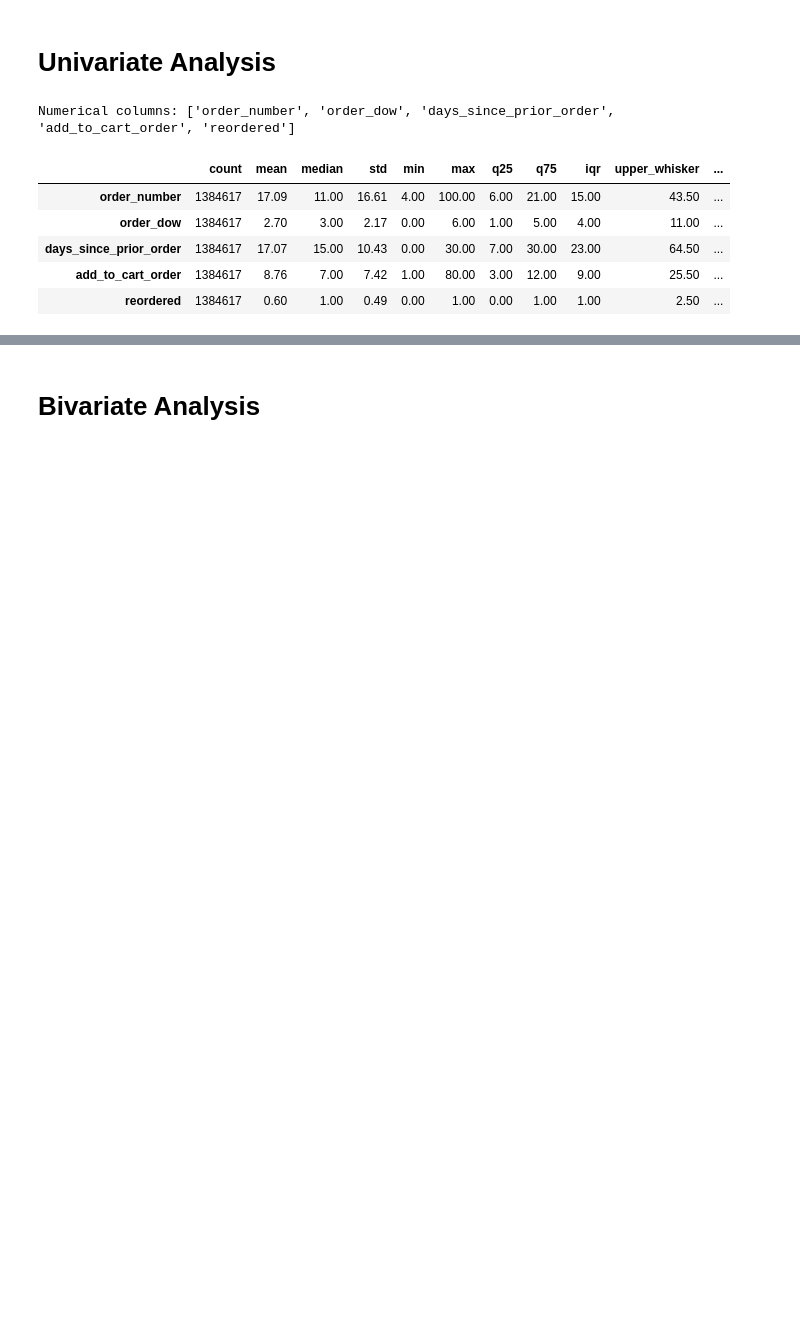
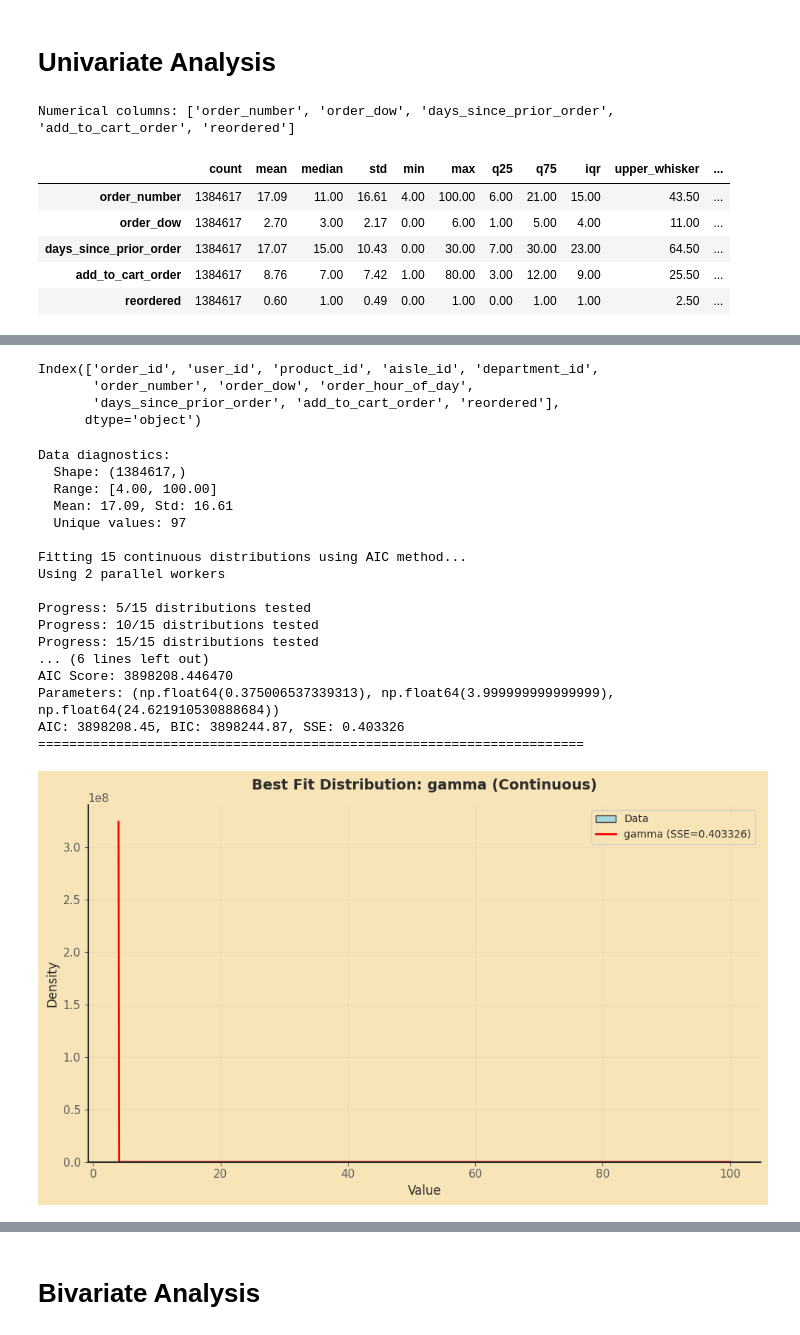
Before and after one commit to masterofray/cooprec_ml-analytics, a Jupyter notebook: notebooks/RC03_InstaCart_Analysis.ipynb, the cells around one changed output, grey strips where cells are left out. Cells and saved outputs as stored; diff of their text form; code cells hidden in the pictures; blank space fills up the shorter version.

```diff
--- a/notebooks/RC03_InstaCart_Analysis.ipynb
+++ b/notebooks/RC03_InstaCart_Analysis.ipynb
@@ -906,0 +1040,65 @@ Index: []
+# %%
+# Convenience function for quick fitting
+def fit_distribution(data, method='sse', dist_type='auto', use_all_distributions=False,
+                     plot=True, n_jobs=-1, verbose=True):
+    """
+    Quick function to fit best distribution to data
+
+    Parameters:
+    -----------
+    data : array-like
+        Data to fit
+    method : str
+        Fitting method ('sse', 'aic', 'bic', 'ks')
+    dist_type : str
+        'continuous', 'discrete', or 'auto' (auto-detect from data)
+    use_all_distributions : bool
+        Test all distributions (slower) or just common ones
+    plot : bool
+        Show plot of best fit
+    n_jobs : int
+        Number of parallel workers
+    verbose : bool
+        Print results
+
+    Returns:
+    --------
+    FitResult object with best distribution
+    """
+    fitter = DistributionFitter(data, dist_type=dist_type,
+                                use_all_distributions=use_all_distributions)
+    best = fitter.fit(method=method, n_jobs=n_jobs, verbose=verbose)
+
+    if plot:
+        fitter.plot_best_fit(best)
+
+    return best
+# %%
+TrainData.columns
+# %% [output]
+Index(['order_id', 'user_id', 'product_id', 'aisle_id', 'department_id',
+       'order_number', 'order_dow', 'order_hour_of_day',
+       'days_since_prior_order', 'add_to_cart_order', 'reordered'],
+      dtype='object')
+# %%
+DataFit = TrainData['order_number']
+best_cont = fit_distribution(DataFit, method='aic', dist_type='continuous')
+# %% [output]
+Data diagnostics:
+  Shape: (1384617,)
+  Range: [4.00, 100.00]
+  Mean: 17.09, Std: 16.61
+  Unique values: 97
+
+Fitting 15 continuous distributions using AIC method...
+Using 2 parallel workers
+
+Progress: 5/15 distributions tested
+Progress: 10/15 distributions tested
+Progress: 15/15 distributions tested
+... (6 lines left out)
+AIC Score: 3898208.446470
+Parameters: (np.float64(0.375006537339313), np.float64(3.999999999999999), np.float64(24.621910530888684))
+AIC: 3898208.45, BIC: 3898244.87, SSE: 0.403326
+======================================================================
+[figure, added]
```
Also changed, not shown: parts of 43 cells of this notebook, 7 other files.
